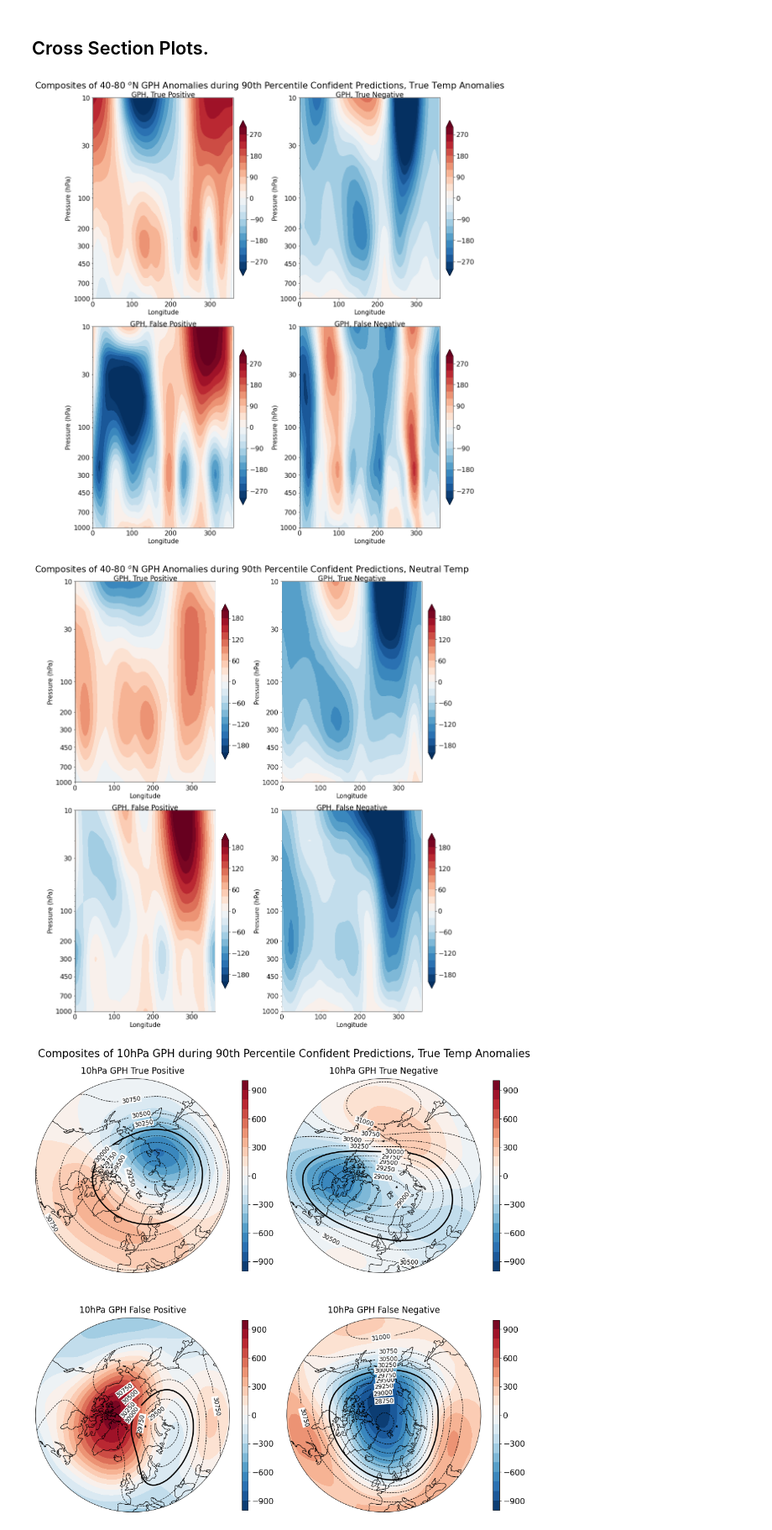
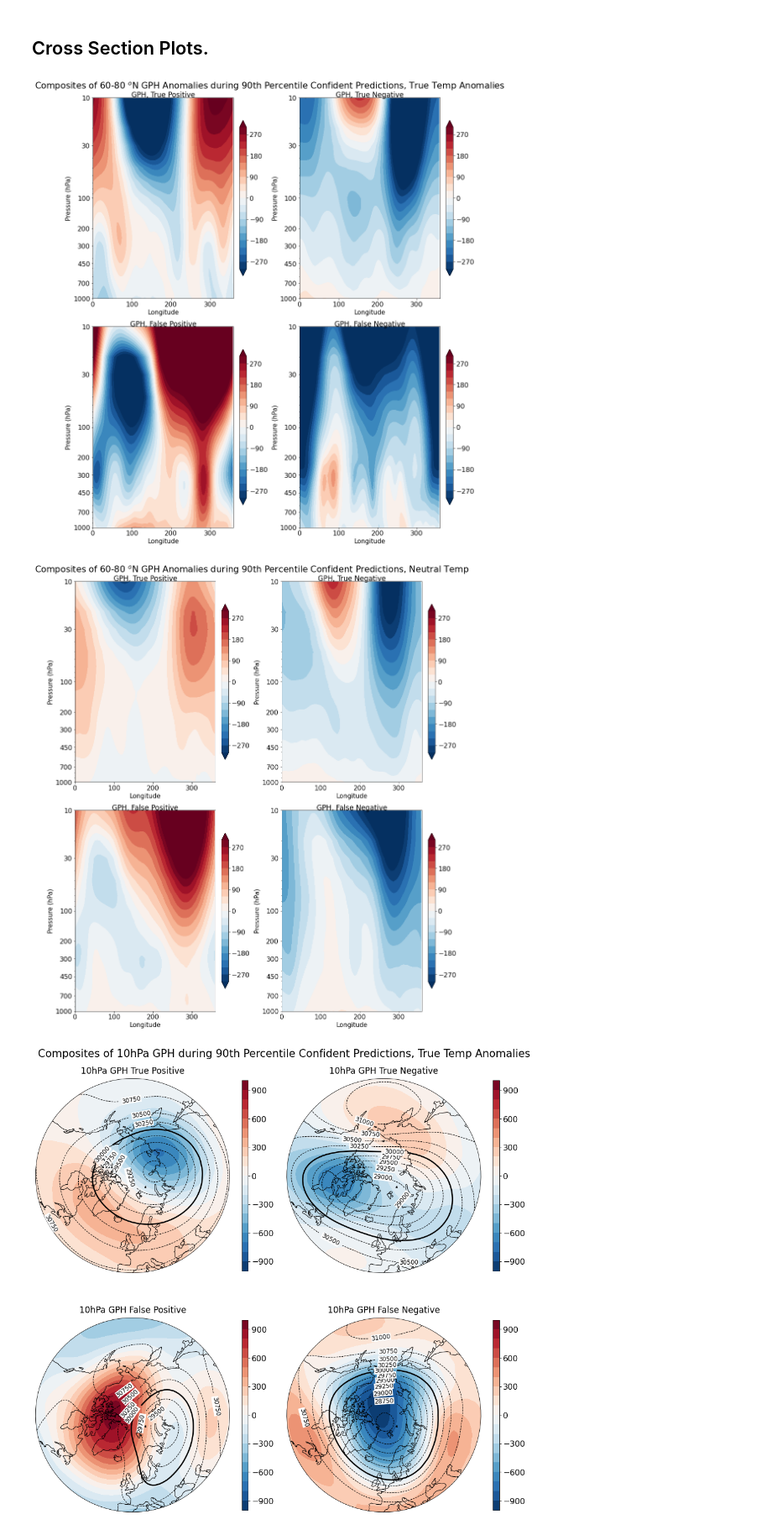
Before and after one commit to emf98/LessonsLearned, a Jupyter notebook: leadtimes/14days/RF_TempInvest-Composites.ipynb, the cells around one changed output. Shown at 84% size. Drawn from its saved outputs; the diff is of its cells as text; code cells hidden in the pictures.

Commit message:
Modify images for improved contour consistency, 14 days

```diff
--- a/leadtimes/14days/RF_TempInvest-Composites.ipynb
+++ b/leadtimes/14days/RF_TempInvest-Composites.ipynb
@@ -53,10 +53,10 @@ def compare_keys(list1, list2):
 #bring in data.
 shift = 14
 
-infile = open("../../data/gph/1959_gphforNAO.p","rb")
+infile = open("../../data/gph/GPH8060_weightedANOM.p","rb")
 Vgph_input = pickle.load(infile)  ##GPH vertical cross section along longitudes
 Vgph_input = np.delete(Vgph_input,[151],1)
-VGPH_14= Vgph_input[52:62, 19+shift:168, :, :].reshape((10, 135, 37, 180))
+VGPH_14= Vgph_input[52:62, 19+shift:168,:, :].reshape((10, 135, 37, 180))
 infile.close()
 
 infile = open("../../data/gph/1959composite_capGPH10.p","rb")
@@ -159,14 +159,14 @@ for i in range(10):
             #neg_corr_events.append(features)
         elif value == 1:
             poscorr_indices.append(date_index)
-            VGPH_cpos.extend(VGPH_14[i,j,:,:])
+            VGPH_cpos.extend(VGPH_14[i,j,:])
             GPH_cpos.extend(GPH_14[i,j,:,:])
             GPHA_cpos.extend(GPH_14A[i,j,:,:])
             #EHF_cpos.extend(EHF_14[i,j,:,:])
             #pos_corr_events.append(features)
         elif value == 2:
             neutcorrP_indices.append(date_index)
-            VGPH_Npos.extend(VGPH_14[i,j,:,:])
+            VGPH_Npos.extend(VGPH_14[i,j,:])
             GPH_Npos.extend(GPH_14[i,j,:,:])
             GPHA_Npos.extend(GPH_14A[i,j,:,:])
             #EHF_Npos.extend(EHF_14[i,j,:,:])
@@ -445,7 +445,7 @@ GPHA_FNneg = np.concatenate([GPHA_FNneg, gph_test], axis=-1)
 # %%
 fs = 18
 fig, axes = plt.subplots(2, 2, figsize=(14, 16))
-plt.suptitle("Composites of 40-80 $^o$N GPH Anomalies during 90th Percentile Confident Predictions, True Temp Anomalies",fontsize=21)
+plt.suptitle("Composites of 60-80 $^o$N GPH Anomalies during 90th Percentile Confident Predictions, True Temp Anomalies",fontsize=21)
 
 titles = ["True Positive", "True Negative", "False Positive", "False Negative",]
 data = [VGPH_cpos[:,5:],VGPH_cneg[:,5:],
@@ -458,38 +458,38 @@ for i in range(0, 4):
     color = "RdBu_r"
     # colorbar options:
 
     colorbarMin = -300
     colorbarMax = 300
     colorspace = 30
 
     clevel = np.arange(colorbarMin, colorbarMax + colorspace, colorspace)
     axes[i].set_title("GPH, "+str(titles[i]), fontsize=fs-1, y=0.99)
 
     h = axes[i].contourf(lon[:180],lev[5:], np.nanmean(data[i], axis = 0), clevel,cmap=color, extend="both",)
 
     cbar = fig.colorbar(h,ax=axes[i],orientation="vertical",fraction=0.046,pad=0.04)
     cbar.ax.tick_params(labelsize=fs-2)
     axes[i].tick_params(labelsize=fs-2)
     axes[i].set_yscale('log')
     axes[i].invert_yaxis()
     axes[i].set_ylabel('Pressure (hPa)', fontsize=fs-3)
     axes[i].set_yticks([10, 30, 100, 200, 300, 450, 700, 1000])
     axes[i].get_yaxis().set_major_formatter(plt.ScalarFormatter())
 
     axes[i].set_xlim(0, 360)
     axes[i].set_xlabel('Longitude', fontsize=fs-3)
 
 
 plt.tight_layout()
 plt.subplots_adjust(top=0.945)
 plt.savefig("TrueTemp_VGPHComp.png",bbox_inches = 'tight')
 plt.show()
 # %% [output]
-[figure, old version]
+[figure, new version]
 # %%
 fs = 18
 fig, axes = plt.subplots(2, 2, figsize=(14, 16))
-plt.suptitle("Composites of 40-80 $^o$N GPH Anomalies during 90th Percentile Confident Predictions, Neutral Temp",fontsize=21)
+plt.suptitle("Composites of 60-80 $^o$N GPH Anomalies during 90th Percentile Confident Predictions, Neutral Temp",fontsize=21)
 
 titles = ["True Positive", "True Negative", "False Positive", "False Negative",]
 data = [VGPH_Npos[:,5:],VGPH_Nneg[:,5:],
@@ -502,9 +502,9 @@ for i in range(0, 4):
     color = "RdBu_r"
     # colorbar options:
 
-    colorbarMin = -200
-    colorbarMax = 200
-    colorspace = 20
+    colorbarMin = -300
+    colorbarMax = 300
+    colorspace = 30
 
     clevel = np.arange(colorbarMin, colorbarMax + colorspace, colorspace)
     axes[i].set_title("GPH, "+str(titles[i]), fontsize=fs-1, y=0.99)
@@ -530,7 +530,7 @@ plt.subplots_adjust(top=0.945)
 plt.savefig("Neutral_VGPHComp.png",bbox_inches = 'tight')
 plt.show()
 # %% [output]
-[figure, old version]
+[figure, new version]
 # %%
 from cartopy.mpl.gridliner import LONGITUDE_FORMATTER, LATITUDE_FORMATTER
 from geopy.distance import great_circle
```
Also changed, not shown: 6 other files.
